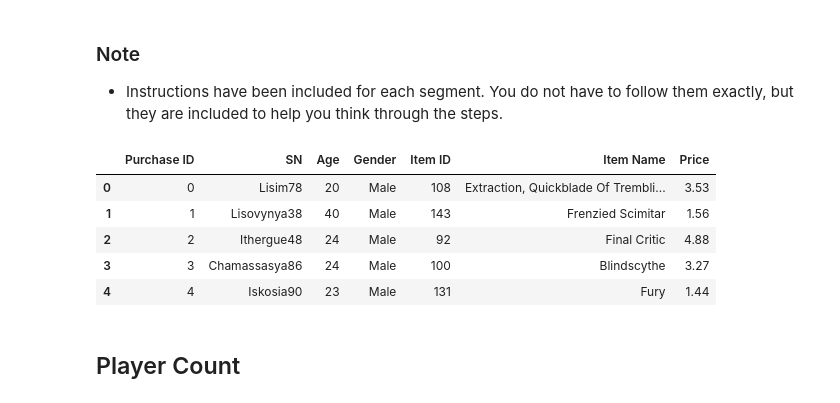
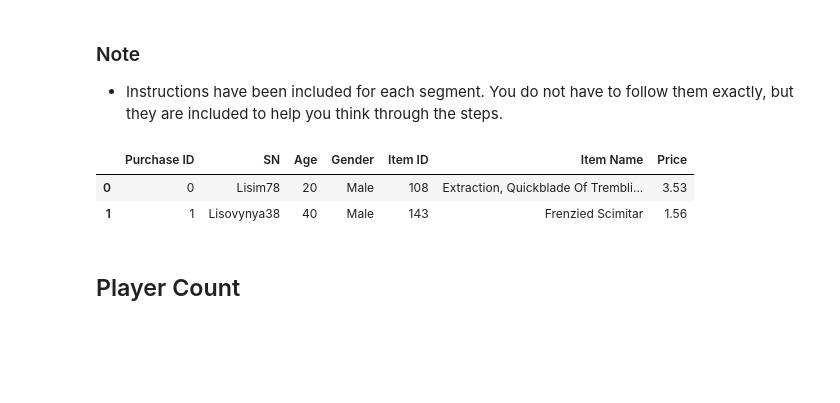
Before and after one commit to susovd/Videogame-Sales-Analysis-Using-Pandas, a Jupyter notebook: HeroesOfPymoli/HeroesOfPymoli_Susov.ipynb, the cells around one changed output. Drawn from its saved outputs; the diff is of its cells as text; code cells hidden in the pictures; blank space fills up the shorter version.

```diff
--- a/HeroesOfPymoli/HeroesOfPymoli_Susov.ipynb
+++ b/HeroesOfPymoli/HeroesOfPymoli_Susov.ipynb
@@ -4,20 +4,17 @@
 # %%
 # Dependencies and Setup
 import pandas as pd
 
 # File to Load (Remember to Change These)
 file_to_load = "Resources/purchase_data.csv"
 
 # Read Purchasing File and store into Pandas data frame
 purchase_data = pd.read_csv(file_to_load)
-purchase_data.head()
+purchase_data.head(2)
 # %% [output]
 |  | Purchase ID | SN | Age | Gender | Item ID | Item Name | Price |
 | 0 | 0 | Lisim78 | 20 | Male | 108 | Extraction, Quickblade Of Trembli... | 3.53 |
 | 1 | 1 | Lisovynya38 | 40 | Male | 143 | Frenzied Scimitar | 1.56 |
-| 2 | 2 | Ithergue48 | 24 | Male | 92 | Final Critic | 4.88 |
-| 3 | 3 | Chamassasya86 | 24 | Male | 100 | Blindscythe | 3.27 |
-| 4 | 4 | Iskosia90 | 23 | Male | 131 | Fury | 1.44 |
 # %% [markdown]
 ## Player Count
 # %% [markdown]
```
Also changed, not shown: parts of 17 cells of this notebook, 1 other file.
